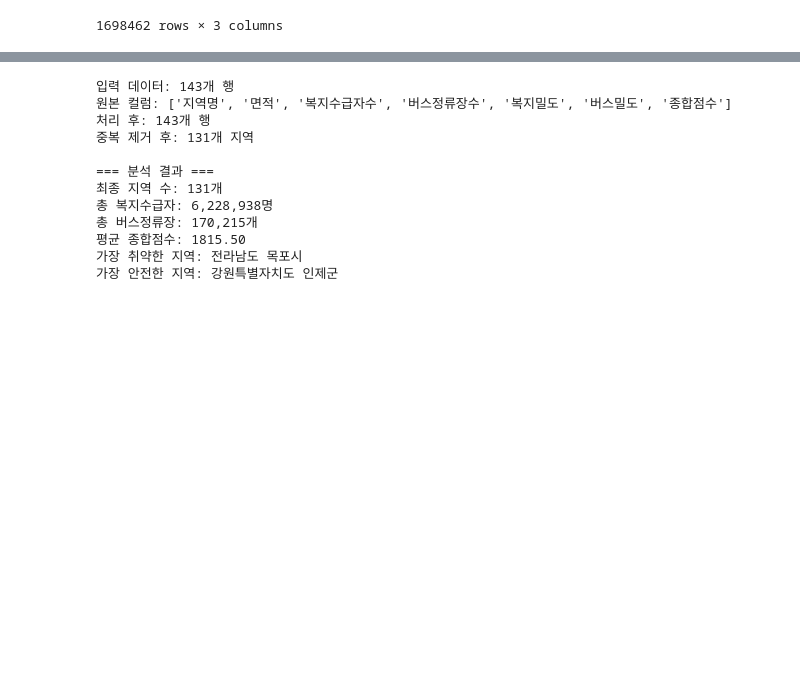
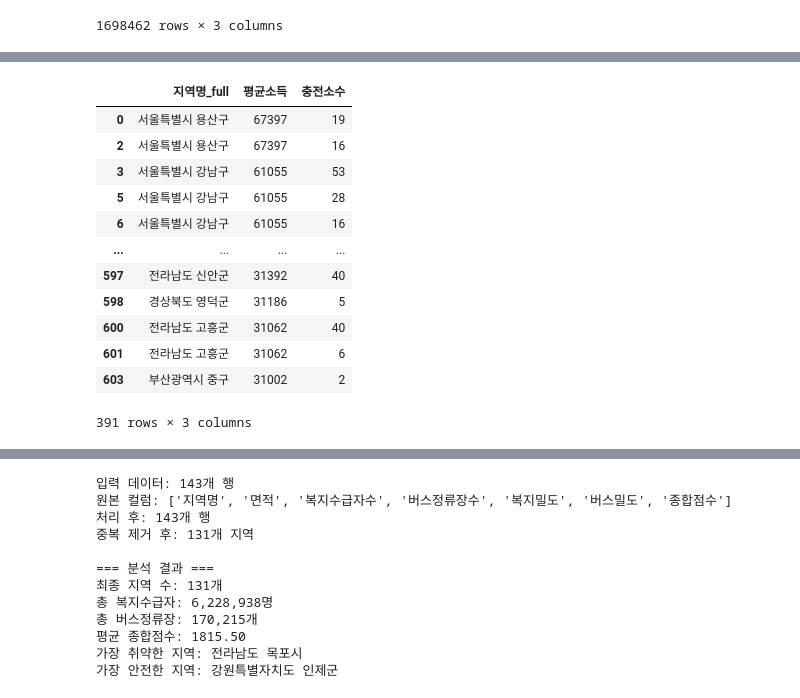
Before and after one commit to JeongYunLee/shannon-reasoning, a Jupyter notebook: backend/test.ipynb, the cells around one changed output, grey strips where cells are left out. Saved outputs shown, nothing was run; the diff lists cells and outputs as text; code cells hidden in the pictures; blank space fills up the shorter version.

```diff
--- a/backend/test.ipynb
+++ b/backend/test.ipynb
@@ -123,0 +192,30 @@ df
+# %%
+from rdflib import Graph, Namespace, URIRef, Literal
+from rdflib.namespace import RDF
+
+# 네임스페이스 정의
+SCHEMA = Namespace("http://schema.org/")
+
+# TTL 파일 읽기
+g = Graph()
+g.parse("./data/electronic-car.ttl", format="turtle")
+
+for at in g.subjects(RDF.type, SCHEMA.AutomatedTeller):
+    address = g.value(at, SCHEMA.address)
+    if address:
+        addr_parts = str(address).split()  # 공백 기준으로 분리
+
+        if any(x in addr_parts[0] for x in ["특별시", "광역시", "자치도"]):
+            locality = " ".join(addr_parts[:2])
+        else:
+            locality = " ".join(addr_parts[:3])  # 앞 두 요소 합치기
+
+        # 기존 schema:addressLocality 제거
+        g.remove((at, SCHEMA.addressLocality, None))
+
+        # 새 값 추가
+        g.add((at, SCHEMA.addressLocality, Literal(locality)))
+
+# 수정된 TTL 저장
+g.serialize("./data/electronic-car-charger.ttl", format="turtle")
+print("TTL 파일이 성공적으로 업데이트되었습니다.")
@@ -193,0 +271,16 @@ df
+# %%
+df.drop_duplicates()
+# %% [output]
+|  | 지역명_full | 평균소득 | 충전소수 |
+| 0 | 서울특별시 용산구 | 67397 | 19 |
+| 2 | 서울특별시 용산구 | 67397 | 16 |
+| 3 | 서울특별시 강남구 | 61055 | 53 |
+| 5 | 서울특별시 강남구 | 61055 | 28 |
+| 6 | 서울특별시 강남구 | 61055 | 16 |
+| ... | ... | ... | ... |
+| 597 | 전라남도 신안군 | 31392 | 40 |
+| 598 | 경상북도 영덕군 | 31186 | 5 |
+| 600 | 전라남도 고흥군 | 31062 | 40 |
+| 601 | 전라남도 고흥군 | 31062 | 6 |
+| 603 | 부산광역시 중구 | 31002 | 2 |
+391 rows × 3 columns
```
Also changed, not shown: parts of 10 cells of this notebook, 9 other files.
